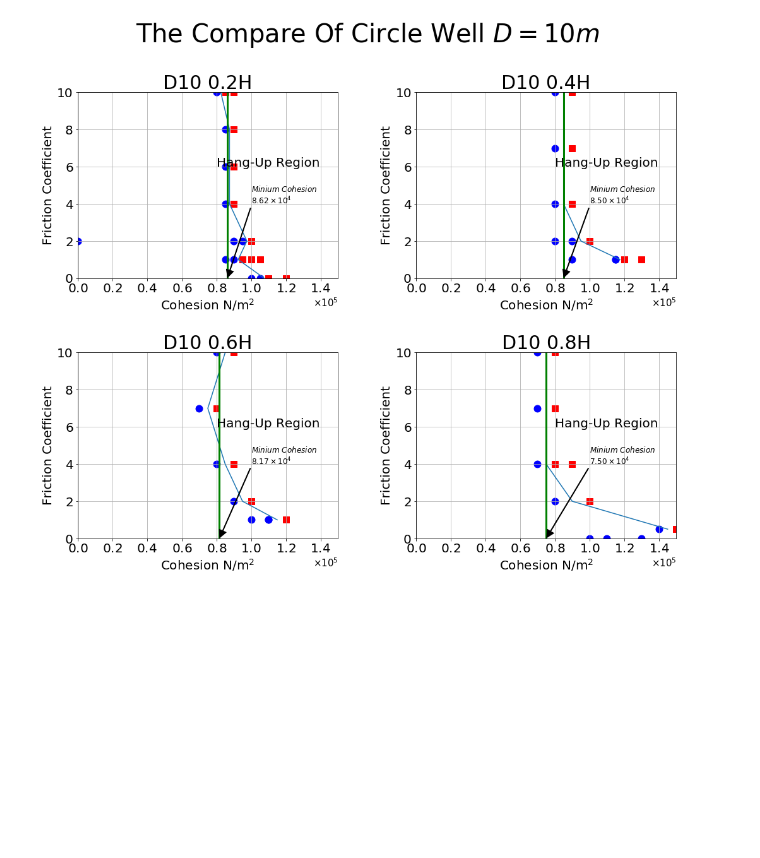
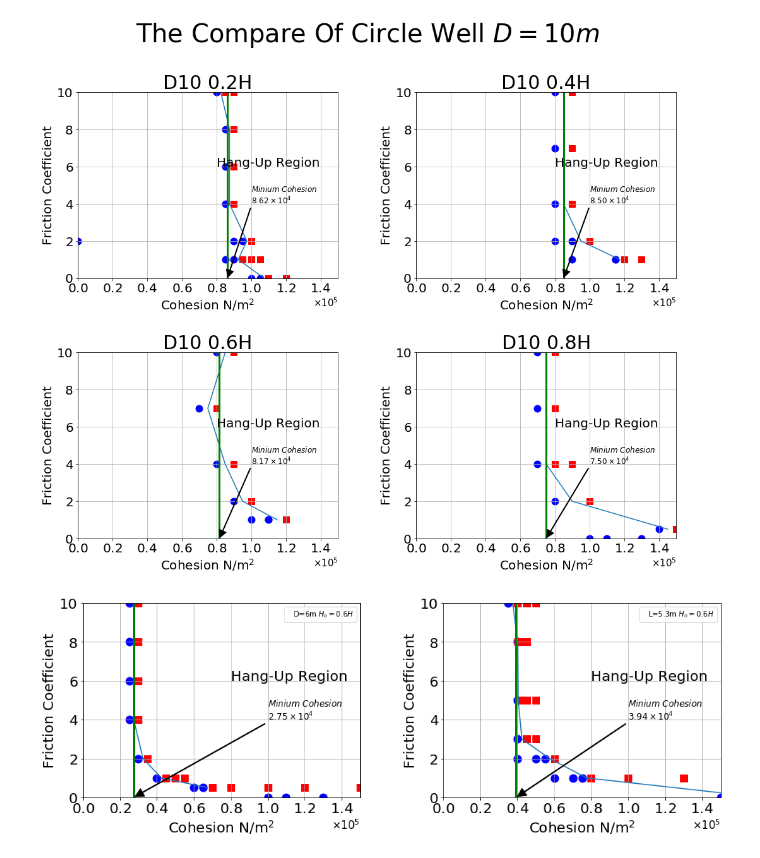
Before and after one commit to tanghaowen/MyResearchJupyterScripts, a Jupyter notebook: 研究计算/円形鉛直立坑計算まとめ.ipynb, the cells around one changed output. Saved outputs shown, nothing was run; the diff lists cells and outputs as text; code cells hidden in the pictures; blank space fills up the shorter version.

```diff
--- a/研究计算/円形鉛直立坑計算まとめ.ipynb
+++ b/研究计算/円形鉛直立坑計算まとめ.ipynb
@@ -86,3 +87,17 @@ plt.subplots_adjust(hspace=0.4,wspace=0.3)
 save_figure(file_root_dir,"D10_compare.png")
 # %% [output]
 [figure]
+# %%
+file_root_dir = "./円形立坑計算"
+plt.figure(figsize=(16,5))
+plt.subplot(121)
+plot_hang_up_figure(file_root_dir,"D6.xlsx","0.6H",anotate_position=(10e4,4),title="D=6m $H_o=0.6H$")
+
+file_root_dir = "./矩形立坑計算"
+plt.subplot(122)
+plot_hang_up_figure(file_root_dir,"W5.3.xlsx","0.6H",anotate_position=(10e4,4),title="L=5.3m $H_o=0.6H$")
+
+plt.subplots_adjust(hspace=0.4,wspace=0.3)
+save_figure(file_root_dir,"../compare_circleD10_rectW5.3.png")
+# %% [output]
+[figure, added]
```
Also changed, not shown: parts of 2 cells of this notebook, 4 other files.
